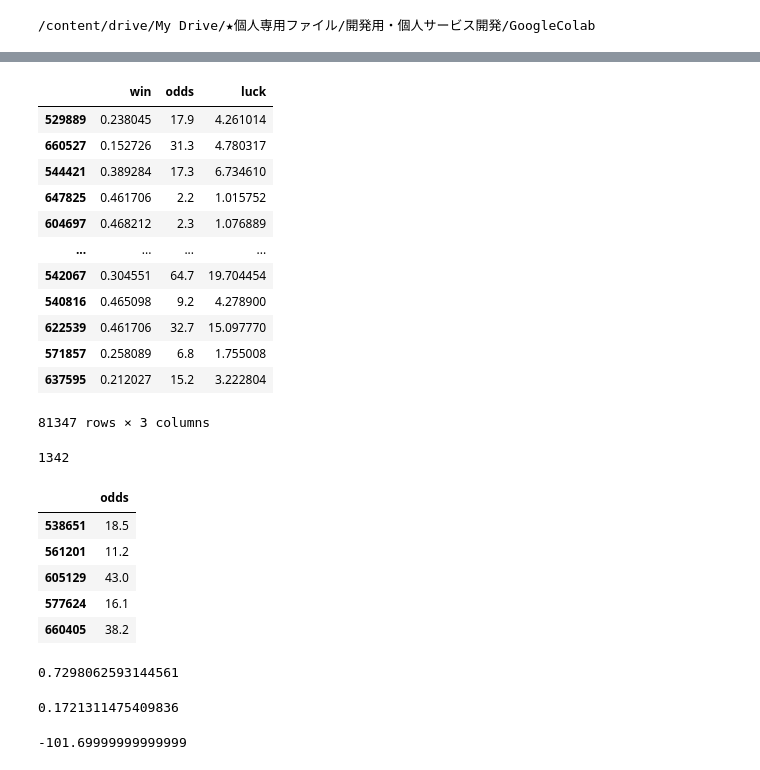
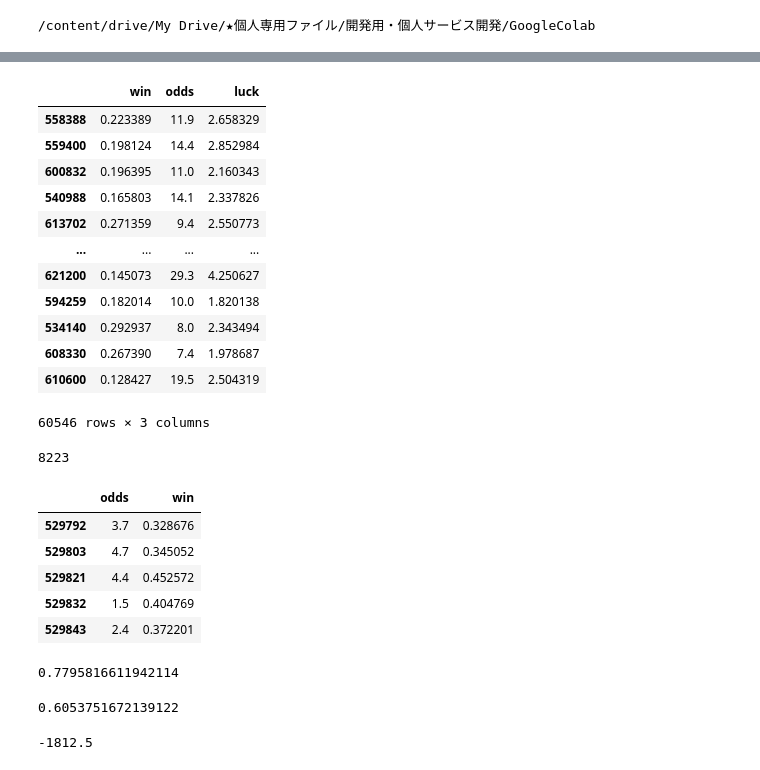
Before and after one commit to TokyoYoshida/GoogleColab, a Jupyter notebook: playground_deep_learning_keiba.ipynb, the cells around one changed output, grey strips where cells are left out. Saved outputs shown, nothing was run; the diff lists cells and outputs as text; code cells hidden in the pictures.

```diff
--- a/playground_deep_learning_keiba.ipynb
+++ b/playground_deep_learning_keiba.ipynb
@@ -63,7 +81,7 @@ def date_like_value_to_timestamp(df,col_name):
 # %%
 # 競馬データの作成
 # %%
-ldat = pd.read_pickle("./data/keiba/keiba_dat_res_20200529_2306.pkl").drop(columns=["index"])
+ldat = pd.read_pickle("./data/keiba/keiba_dat_res_20200531_1207.pkl")
 # %%
 # 前回の3位以内にマークを付ける
 ldat["prev_high_rank"] = 0
@@ -185,8 +172,19 @@ testorg_sampled.query("race_index == 36900")
+# %%
+xcols = ['frame_num', 'horse_num', 'sex', 'age', 'amount',
+       'odds', 'popularity', 'weight',
+       'diff_weight', 'trainer', 'grade', 'ground', 'direction',
+        'distance', 'weather', 'condition', 'prev_rank', 'prev_frame_num', 'prev_horse_num',
+       'prev_sex', 'prev_age', 'prev_amount', 'prev_jockey',
+       'prev_time_float', 'prev_diff_arrival', 'prev_odds', 'prev_popularity',
+       'prev_weight', 'prev_diff_weight', 'prev_trainer',
+       'prev_grade', 'prev_ground', 'prev_direction',
+       'prev_distance', 'prev_weather', 'prev_condition',"prev_speed_level"
+       ]
 # %%
-cols = ['prev_rank',"prev_speed_level"]
-trainx = train_sampled[cols]
-testx = test_sampled[cols]
-lastx = testorg_sampled[cols]
+# cols = ['prev_rank',"prev_speed_level"]
+trainx = train_sampled[xcols]
+testx = test_sampled[xcols]
+lastx = testorg_sampled[xcols]
 # %%
 cols=["high_rank"]
 y_np = np_utils.to_categorical(train_sampled[cols])
@@ -395,17 +379,17 @@ result["luck"] = result["win"]/ (1/result["odds"])
 result.query("win > 0.1")[["win","odds","luck"]]
 # %% [output]
 |  | win | odds | luck |
-| 529889 | 0.238045 | 17.9 | 4.261014 |
-| 660527 | 0.152726 | 31.3 | 4.780317 |
-| 544421 | 0.389284 | 17.3 | 6.734610 |
-| 647825 | 0.461706 | 2.2 | 1.015752 |
-| 604697 | 0.468212 | 2.3 | 1.076889 |
+| 558388 | 0.223389 | 11.9 | 2.658329 |
+| 559400 | 0.198124 | 14.4 | 2.852984 |
+| 600832 | 0.196395 | 11.0 | 2.160343 |
+| 540988 | 0.165803 | 14.1 | 2.337826 |
+| 613702 | 0.271359 | 9.4 | 2.550773 |
 | ... | ... | ... | ... |
-| 542067 | 0.304551 | 64.7 | 19.704454 |
-| 540816 | 0.465098 | 9.2 | 4.278900 |
-| 622539 | 0.461706 | 32.7 | 15.097770 |
-| 571857 | 0.258089 | 6.8 | 1.755008 |
-| 637595 | 0.212027 | 15.2 | 3.222804 |
+| 621200 | 0.145073 | 29.3 | 4.250627 |
+| 594259 | 0.182014 | 10.0 | 1.820138 |
+| 534140 | 0.292937 | 8.0 | 2.343494 |
+| 608330 | 0.267390 | 7.4 | 1.978687 |
+| 610600 | 0.128427 | 19.5 | 2.504319 |
-81347 rows × 3 columns
+60546 rows × 3 columns
 # %%
 # 単純に勝率が高い馬を買うパターン
@@ -413,19 +397,19 @@ predict_win = result.query("win > 0.42 and luck >  5 and odds >= 2")
 # %%
 # そのレースで一番勝率の高い馬を買うパターン
-# predict_win = result.loc[result.groupby("race_index")["win"].idxmax()]
+predict_win = result.loc[result.groupby("race_index")["win"].idxmax()]
 # %%
 len(predict_win)
 # %% [output]
-1342
+8223
 # %%
-predict_win[["odds"]].head(5)
+predict_win[["odds","win"]].head(5)
 # %% [output]
-|  | odds |
-| 538651 | 18.5 |
-| 561201 | 11.2 |
-| 605129 | 43.0 |
-| 577624 | 16.1 |
-| 660405 | 38.2 |
+|  | odds | win |
+| 529792 | 3.7 | 0.328676 |
+| 529803 | 4.7 | 0.345052 |
+| 529821 | 4.4 | 0.452572 |
+| 529832 | 1.5 | 0.404769 |
+| 529843 | 2.4 | 0.372201 |
 # %%
 
 return_amount = predict_win.sum()["return"]
@@ -435,17 +419,17 @@ count_amount = predict_win.count()["name"]
 # 回収率
 return_amount / count_amount
 # %% [output]
-0.7298062593144561
+0.7795816611942114
 # %%
 # 的中率
 highrank_amount / count_amount
 # %% [output]
-0.1721311475409836
+0.6053751672139122
 # %%
 # 回収額
 return_amount - count_amount
 # %% [output]
--101.69999999999999
+-1812.5
 # %%
 result.query("prev_ymd == 20140831.0 and prev_race_num == 11.0")
 # %% [output]
```
Also changed, not shown: parts of 32 cells of this notebook.
